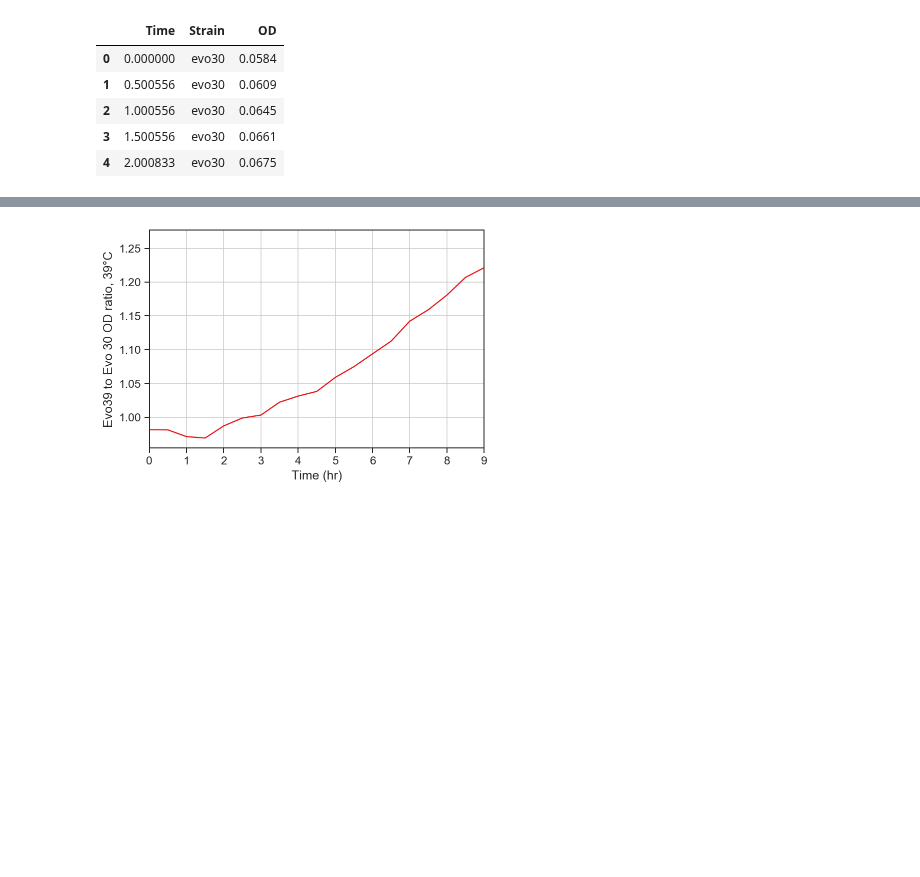
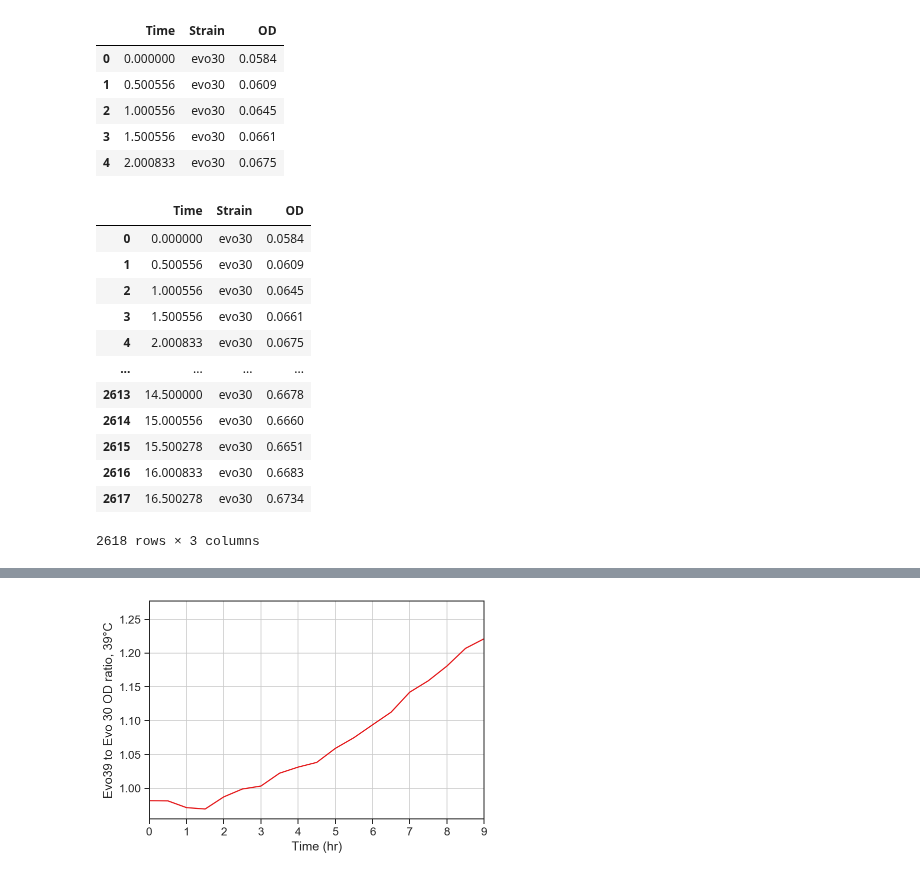
Before and after one commit to yoavram-lab/Heatrisomy, a Jupyter notebook: notebooks/growth_cruves.ipynb, the cells around one changed output, grey strips where cells are left out. Drawn from its saved outputs; the diff is of its cells as text; code cells hidden in the pictures; blank space fills up the shorter version.

```diff
--- a/notebooks/growth_cruves.ipynb
+++ b/notebooks/growth_cruves.ipynb
@@ -37,6 +37,22 @@ df.head()
 | 2 | 1.000556 | evo30 | 0.0645 |
 | 3 | 1.500556 | evo30 | 0.0661 |
 | 4 | 2.000833 | evo30 | 0.0675 |
+# %%
+df
+# %% [output]
+|  | Time | Strain | OD |
+| 0 | 0.000000 | evo30 | 0.0584 |
+| 1 | 0.500556 | evo30 | 0.0609 |
+| 2 | 1.000556 | evo30 | 0.0645 |
+| 3 | 1.500556 | evo30 | 0.0661 |
+| 4 | 2.000833 | evo30 | 0.0675 |
+| ... | ... | ... | ... |
+| 2613 | 14.500000 | evo30 | 0.6678 |
+| 2614 | 15.000556 | evo30 | 0.6660 |
+| 2615 | 15.500278 | evo30 | 0.6651 |
+| 2616 | 16.000833 | evo30 | 0.6683 |
+| 2617 | 16.500278 | evo30 | 0.6734 |
+2618 rows × 3 columns
 # %%
 g = curveball.plots.plot_strains(df)
 # g.axes[0,0].set(xlim=(0, 13))
```
Also changed, not shown: 1 other file.
